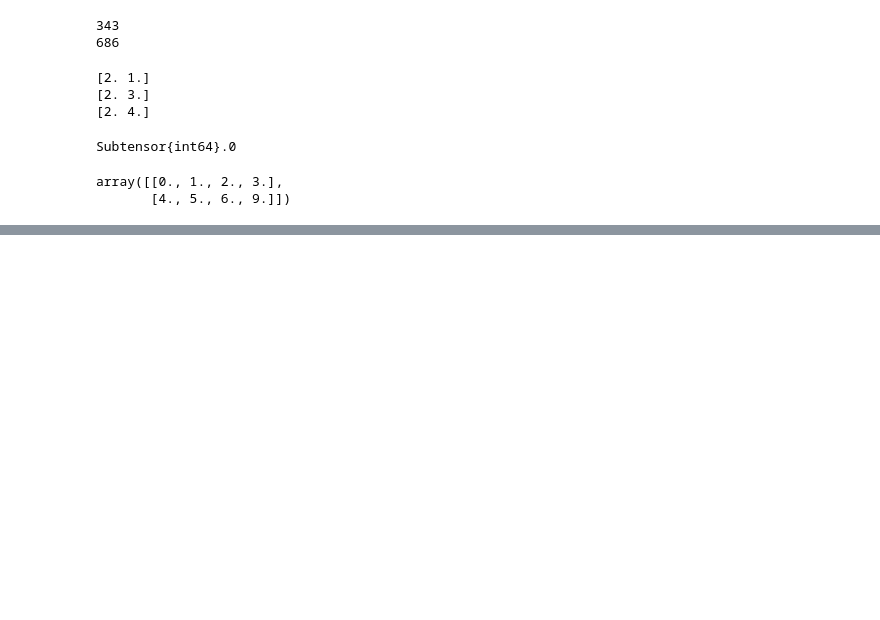
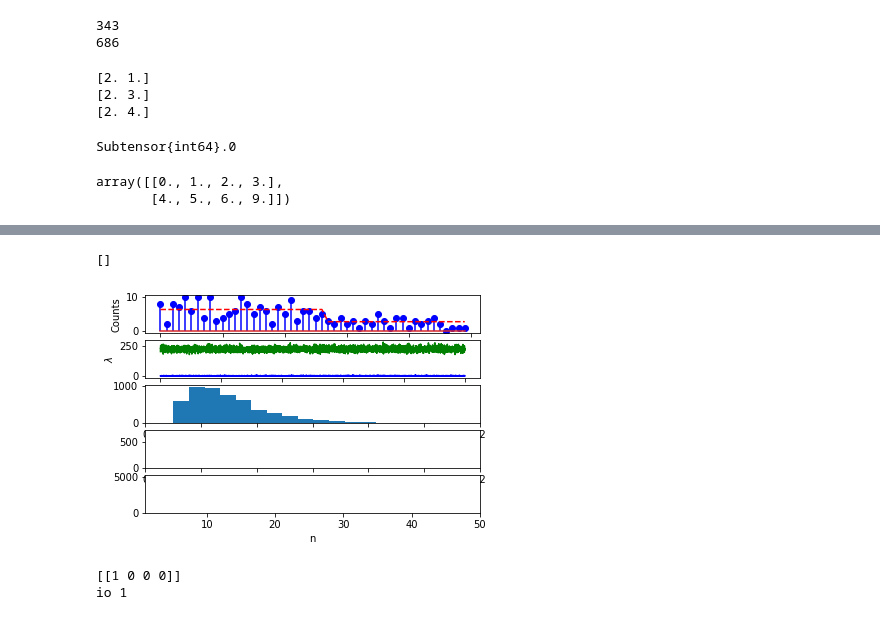
Before and after one commit to herysedra/covid19-mankaiza-clone, a Jupyter notebook: scripts/paper/simple_blocks/simple_check.ipynb, the cells around one changed output, grey strips where cells are left out. Drawn from its saved outputs; the diff is of its cells as text; code cells hidden in the pictures; blank space fills up the shorter version.

```diff
--- a/scripts/paper/simple_blocks/simple_check.ipynb
+++ b/scripts/paper/simple_blocks/simple_check.ipynb
@@ -359,3 +375,3 @@ print(c)
 # %%
-a = gamma.rvs(3,5)
-a
+at = gamma.rvs(3,5)
+at
@@ -369,0 +406,10 @@ lambdas
+# %%
+# Intensity values
+lambda1=gamma.rvs(a,1/b) # We use 1/b instead of b because of the way Gamma distribution is parametrized in the package random.
+lambda2=gamma.rvs(a,1/b)
+
+lambdas=[lambda1]*n
+lambdas[n:N]=[lambda2]*(N-n)
+tap = np.array([lambda1]*n)
+print(tap.shape)
+print(np.array(lambdas[n:N]).shape)
@@ -370,8 +419,8 @@ lambdas
 # %%
-a = [8]*11
-b = a[11:14]
-c = np.array(b)
-print(a)
-print(b)
-type(b)
-print(c)
+aa = [8]*11
+ba = a[11:14]
+ca = np.array(b)
+print(aa)
+print(ba)
+type(ba)
+print(ca)
@@ -382,0 +441,4 @@ x.shape
+# %%
+print(x[1:n])
+# %% [output]
+[]
@@ -383,7 +478,26 @@ x.shape
 # %%
 # make one big subplots and put everything in it.
 f, (ax1,ax2,ax3,ax4,ax5)=plt.subplots(5,1)
 # Plot the data
 ax1.stem(range(N),x,linefmt='b-', markerfmt='bo',use_line_collection=True)
 ax1.plot(range(N),lambdas,'r--')
 ax1.set_ylabel('Counts')
+
+ax2.plot(chain_lambda1,'b',chain_lambda2,'g')
+ax2.set_ylabel('$\lambda$')
+
+ax3.hist(chain_lambda1,20)
+ax3.set_xlabel('$\lambda_1$')
+ax3.set_xlim([0,12])
+
+ax4.hist(chain_lambda2,20,color='g')
+ax4.set_xlim([0,12])
+ax4.set_xlabel('$\lambda_2$')
+
+ax5.hist(chain_n,50)
+ax5.set_xlabel('n')
+ax5.set_xlim([1,50])
+
+plt.show()
+# %% [output]
+[figure, added]
@@ -392,0 +504,8 @@ a
+# %%
+tt = np.random.multinomial(1,[1/5,2/5,1/10,1/10],size=1)
+
+print(tt)
+print('io', sum(tt[0]))
+# %% [output]
+[[1 0 0 0]]
+io 1
```
Also changed, not shown: parts of 14 cells of this notebook.
